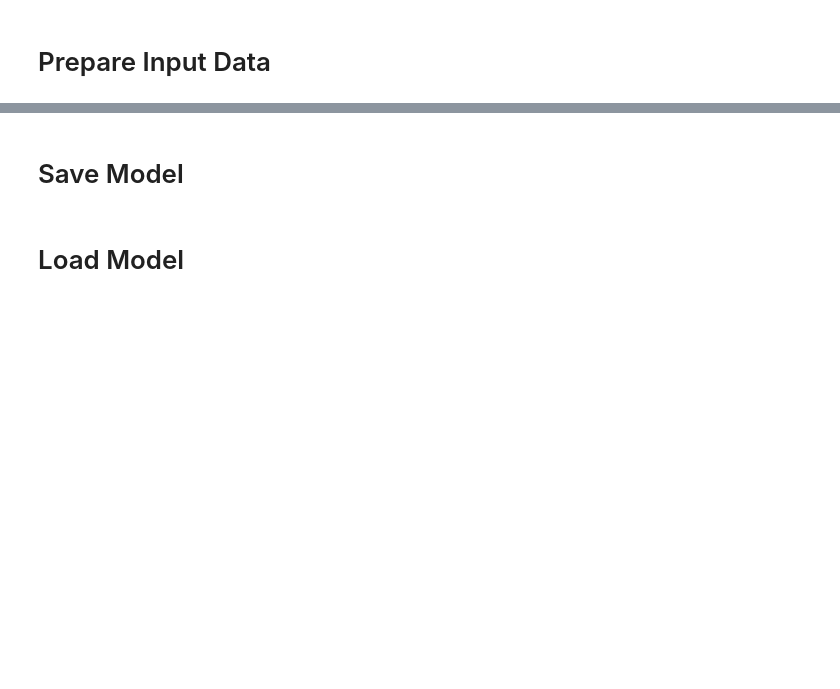
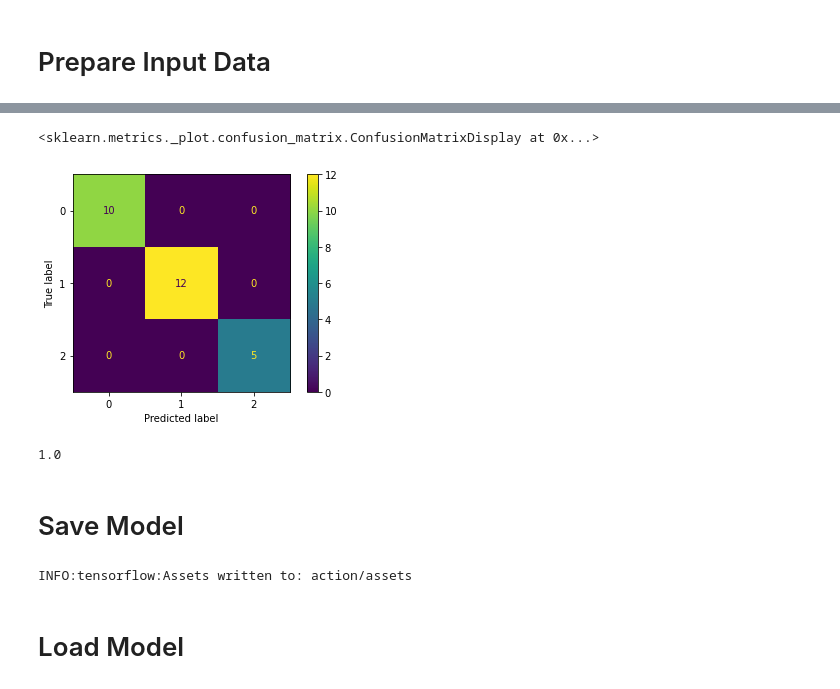
Before and after one commit to aimlabmu/aithaigen-course-materials, a Jupyter notebook: SmartFarm101.ipynb, the cells around one changed output, grey strips where cells are left out. Drawn from its saved outputs; the diff is of its cells as text; code cells hidden in the pictures; blank space fills up the shorter version.

```diff
--- a/SmartFarm101.ipynb
+++ b/SmartFarm101.ipynb
@@ -34,8 +61,10 @@ from tensorflow.keras.utils import to_categorical
 # %%
-X = data.drop('class', axis=1)
+data = pd.read_csv("farm.csv").drop(["timeStamp", "Unnamed: 0"], axis=1)  # read csv file
 
-y_num, actions = pd.factorize(data['class'], sort=True)
+X = data.drop('class', axis=1) # collect only input data
 
-y = to_categorical(y_num).astype(int)
+y_num, conditions = pd.factorize(data['class'], sort=True) # Change classes to numerical data
 
-X_train, X_test, y_train, y_test = train_test_split(X, y, test_size=0.3, random_state=1234)
+y = to_categorical(y_num).astype(int) # one of N representation
+
+X_train, X_test, y_train, y_test = train_test_split(X, y, test_size=0.3, random_state=1234) # Split data into train and test
@@ -57,20 +108,33 @@ model.summary()
 # Test Model
 <img src="confusion_matrix.jpg"/>
 # %%
+from sklearn.metrics import ConfusionMatrixDisplay
+
 # ======================== Test Model ========================================
 y_prob = model.predict(X_test)
 # =============================================================================
 
 
-ytrue = np.argmax(y_test, axis=1).tolist()
-yhat = np.argmax(y_prob, axis=1).tolist()
+ytrue = np.argmax(y_test, axis=1).tolist() # target class
+yhat = np.argmax(y_prob, axis=1).tolist()  # output class
 
-print(multilabel_confusion_matrix(ytrue, yhat))
-print(accuracy_score(ytrue, yhat))
+cfm = multilabel_confusion_matrix(ytrue, yhat)
+
+
+ConfusionMatrixDisplay.from_predictions(ytrue, yhat)
+# %% [output]
+<sklearn.metrics._plot.confusion_matrix.ConfusionMatrixDisplay at 0x...>
+[figure, added]
+# %%
+accuracy_score(ytrue, yhat)
+# %% [output]
+1.0
 # %% [markdown]
 # Save Model
 # %%
 model.save('action')
+# %% [output]
+INFO:tensorflow:Assets written to: action/assets
 # %% [markdown]
 # Load Model
 # %%
```
Also changed, not shown: parts of 12 cells of this notebook, 2 other files.
